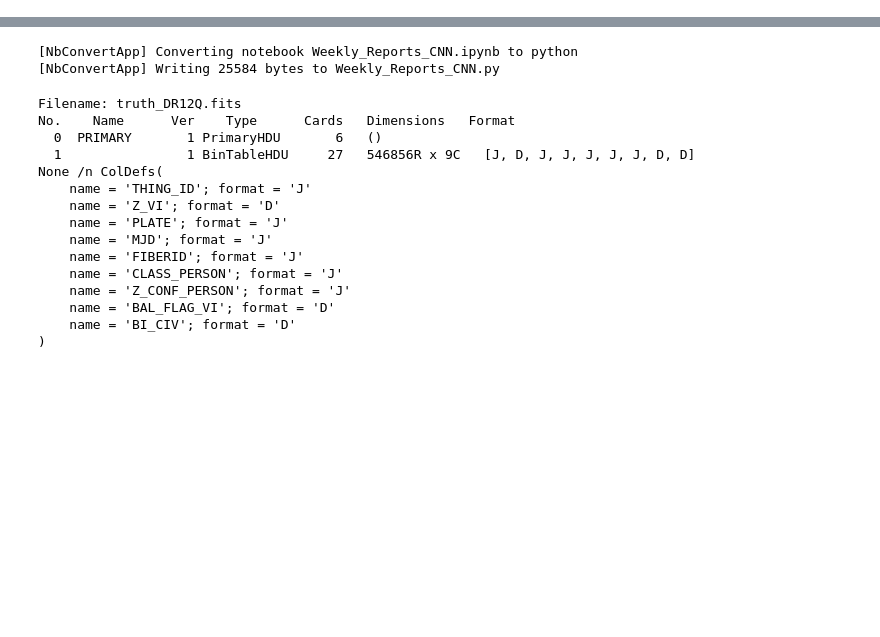
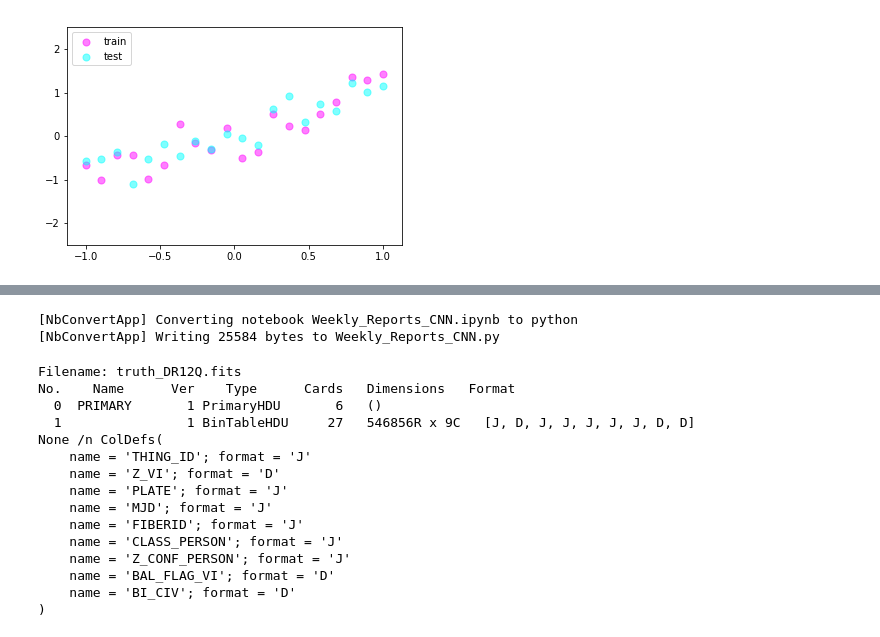
Before and after one commit to MrX1997/Reportes-Proyecto-de-Monograf-a, a Jupyter notebook: Noteboooks/Weekly _Reports_CNN-Copy1.ipynb, the cells around one changed output, grey strips where cells are left out. Cells and saved outputs as stored; diff of their text form; code cells hidden in the pictures; blank space fills up the shorter version.

```diff
--- a/Noteboooks/Weekly _Reports_CNN-Copy1.ipynb
+++ b/Noteboooks/Weekly _Reports_CNN-Copy1.ipynb
@@ -6,0 +184,96 @@
+# %%
+"""
+View more, visit my tutorial page: https://morvanzhou.github.io/tutorials/
+My Youtube Channel: https://www.youtube.com/user/MorvanZhou
+Dependencies:
+torch: 0.4
+matplotlib
+"""
+import torch
+import matplotlib.pyplot as plt
+
+# torch.manual_seed(1)    # reproducible
+
+N_SAMPLES = 20
+N_HIDDEN = 300
+
+# training data
+x = torch.unsqueeze(torch.linspace(-1, 1, N_SAMPLES), 1)
+y = x + 0.3*torch.normal(torch.zeros(N_SAMPLES, 1), torch.ones(N_SAMPLES, 1))
+
+# test data
+test_x = torch.unsqueeze(torch.linspace(-1, 1, N_SAMPLES), 1)
+test_y = test_x + 0.3*torch.normal(torch.zeros(N_SAMPLES, 1), torch.ones(N_SAMPLES, 1))
+
+# show data
+plt.scatter(x.data.numpy(), y.data.numpy(), c='magenta', s=50, alpha=0.5, label='train')
+plt.scatter(test_x.data.numpy(), test_y.data.numpy(), c='cyan', s=50, alpha=0.5, label='test')
+plt.legend(loc='upper left')
+plt.ylim((-2.5, 2.5))
+plt.show()
+
+net_overfitting = torch.nn.Sequential(
+    torch.nn.Linear(1, N_HIDDEN),
+    torch.nn.ReLU(),
+    torch.nn.Linear(N_HIDDEN, N_HIDDEN),
+    torch.nn.ReLU(),
+    torch.nn.Linear(N_HIDDEN, 1),
+)
+
+net_dropped = torch.nn.Sequential(
+    torch.nn.Linear(1, N_HIDDEN),
+    torch.nn.Dropout(0.5),  # drop 50% of the neuron
+    torch.nn.ReLU(),
+    torch.nn.Linear(N_HIDDEN, N_HIDDEN),
+    torch.nn.Dropout(0.5),  # drop 50% of the neuron
+    torch.nn.ReLU(),
+    torch.nn.Linear(N_HIDDEN, 1),
+)
+
+print(net_overfitting)  # net architecture
+print(net_dropped)
+
+optimizer_ofit = torch.optim.Adam(net_overfitting.parameters(), lr=0.01)
+optimizer_drop = torch.optim.Adam(net_dropped.parameters(), lr=0.01)
+loss_func = torch.nn.MSELoss()
+
+plt.ion()   # something about plotting
+
+for t in range(500):
+    pred_ofit = net_overfitting(x)
+    pred_drop = net_dropped(x)
+    loss_ofit = loss_func(pred_ofit, y)
+    loss_drop = loss_func(pred_drop, y)
+
+    optimizer_ofit.zero_grad()
+    optimizer_drop.zero_grad()
+    loss_ofit.backward()
+    loss_drop.backward()
+    optimizer_ofit.step()
+    optimizer_drop.step()
+
+    if t % 10 == 0:
+        # change to eval mode in order to fix drop out effect
+        net_overfitting.eval()
+        net_dropped.eval()  # parameters for dropout differ from train mode
+
+        # plotting
+        plt.cla()
+        test_pred_ofit = net_overfitting(test_x)
+        test_pred_drop = net_dropped(test_x)
+        plt.scatter(x.data.numpy(), y.data.numpy(), c='magenta', s=50, alpha=0.3, label='train')
+        plt.scatter(test_x.data.numpy(), test_y.data.numpy(), c='cyan', s=50, alpha=0.3, label='test')
+        plt.plot(test_x.data.numpy(), test_pred_ofit.data.numpy(), 'r-', lw=3, label='overfitting')
+        plt.plot(test_x.data.numpy(), test_pred_drop.data.numpy(), 'b--', lw=3, label='dropout(50%)')
+        plt.text(0, -1.2, 'overfitting loss=%.4f' % loss_func(test_pred_ofit, test_y).data.numpy(), fontdict={'size': 20, 'color':  'red'})
+        plt.text(0, -1.5, 'dropout loss=%.4f' % loss_func(test_pred_drop, test_y).data.numpy(), fontdict={'size': 20, 'color': 'blue'})
+        plt.legend(loc='upper left'); plt.ylim((-2.5, 2.5));plt.pause(0.1)
+
+        # change back to train mode
+        net_overfitting.train()
+        net_dropped.train()
+
+plt.ioff()
+plt.show()
+# %% [output]
+[figure, added]
```
Also changed, not shown: parts of 3 cells of this notebook, 2 other files.
